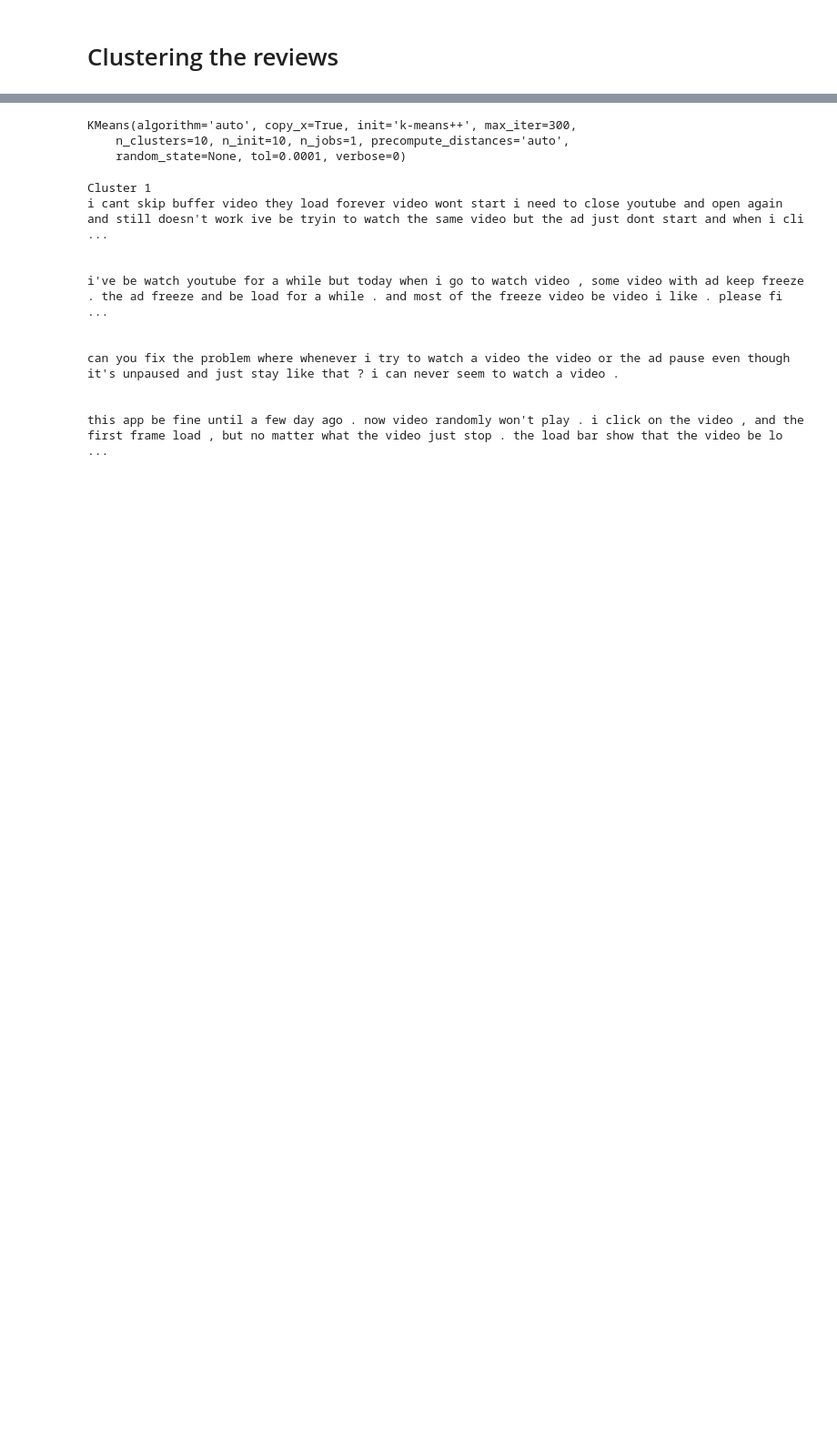
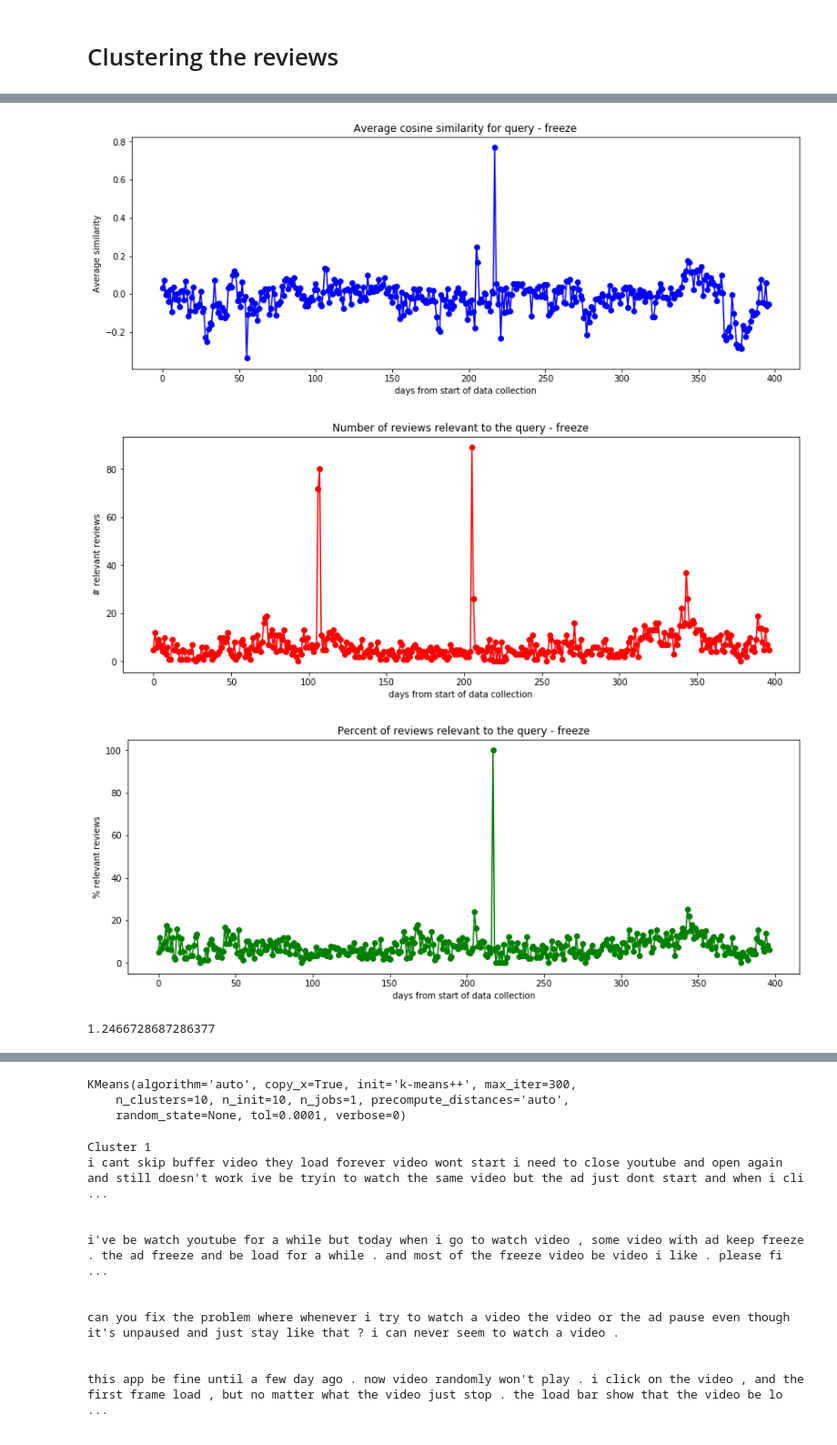
Before and after one commit to samird121/w210-app-review-capstone, a Jupyter notebook: IDEA_dataset/IDEA_import_process_word2vec_cluster.ipynb, the cells around one changed output, grey strips where cells are left out. Shown at 91% size. Saved outputs shown, nothing was run; the diff lists cells and outputs as text; code cells hidden in the pictures; blank space fills up the shorter version.

```diff
--- a/IDEA_dataset/IDEA_import_process_word2vec_cluster.ipynb
+++ b/IDEA_dataset/IDEA_import_process_word2vec_cluster.ipynb
@@ -137,0 +299,11 @@ print(avg_vectors_scaled.shape)
+# %%
+#interesting ones: 'fast forward button', 'crash', 'freeze', 'update'
+query = 'freeze'
+
+indices, distances = find_relevant_reviews(query, avg_vectors_scaled, final_reviews_unprocessed, n=10, scaled=True)
+#indices, distances = find_relevant_reviews(query, avg_vectors, final_reviews_unprocessed, n=10, scaled=False)
+for i in range(len(indices)):
+    index = indices[-(i+1)]
+    print(final_reviews_unprocessed[index])
+    print("Cosine similarity:", round(distances[index], 4))
+    print('*******\n')
@@ -137,0 +328,9 @@ print(avg_vectors_scaled.shape)
+# %%
+start = time.time()
+plot_topic_evolution(distances, query, relevance_threshold = 0.5)
+print(time.time() - start)
+# %% [output]
+[figure, added]
+[figure, added]
+[figure, added]
+1.2466728687286377
```
Also changed, not shown: parts of 28 cells of this notebook.
